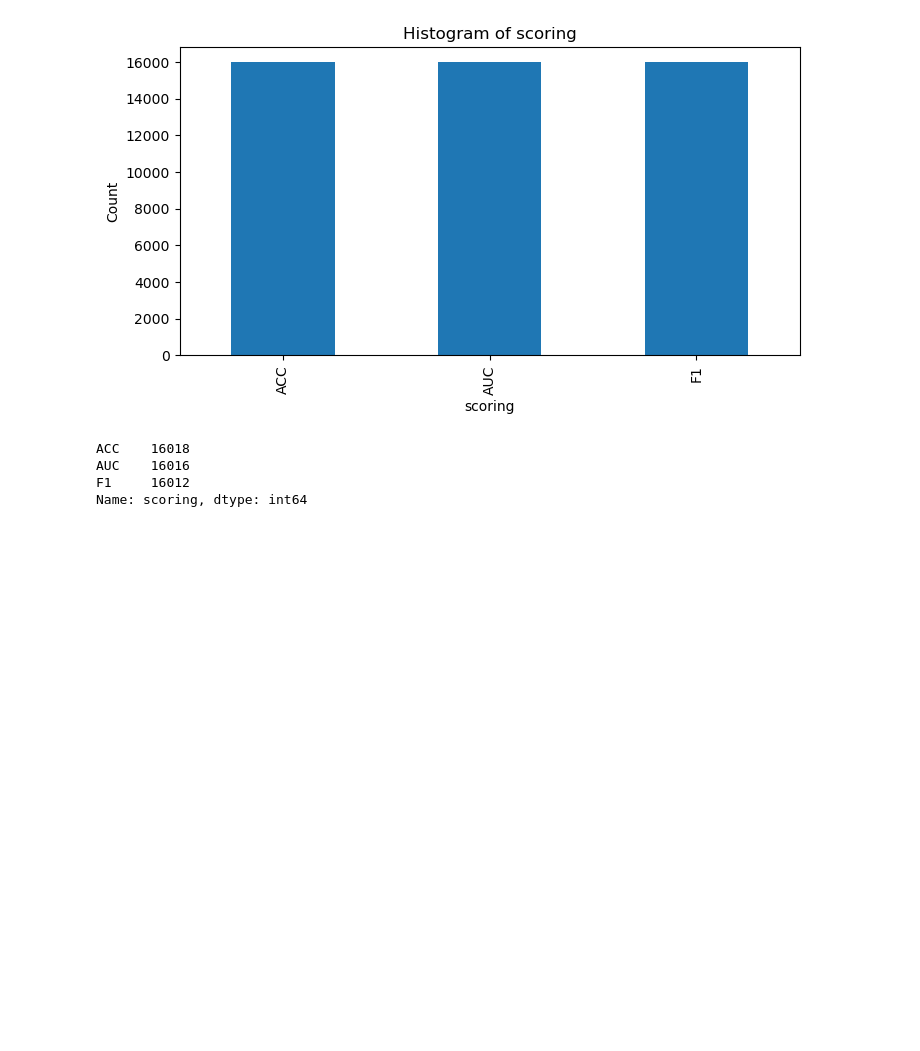
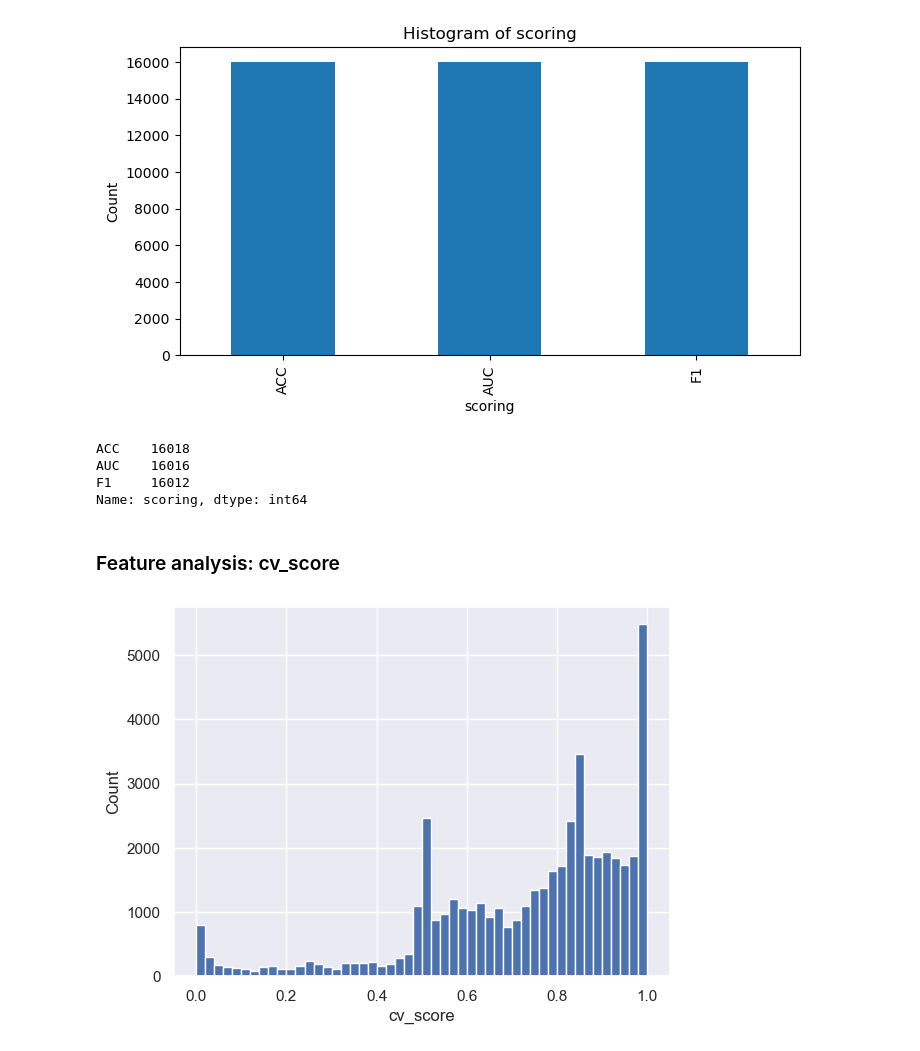
Before and after one commit to Sidies/ranking_encoders, a Jupyter notebook: notebooks/Exploration.ipynb, the cells around one changed output. Saved outputs shown, nothing was run; the diff lists cells and outputs as text; code cells hidden in the pictures; blank space fills up the shorter version.

Commit message:
added feature analysis cv_score

```diff
--- a/notebooks/Exploration.ipynb
+++ b/notebooks/Exploration.ipynb
@@ -247,3 +249,12 @@ ACC    16018
 AUC    16016
 F1     16012
 Name: scoring, dtype: int64
+# %% [markdown]
+### Feature analysis: cv_score
+# %%
+dataset['cv_score'].hist(bins=50)
+plt.xlabel('cv_score')
+plt.ylabel('Count')
+plt.show()
+# %% [output]
+[figure, added]
```
Also changed, not shown: parts of 2 cells of this notebook.
